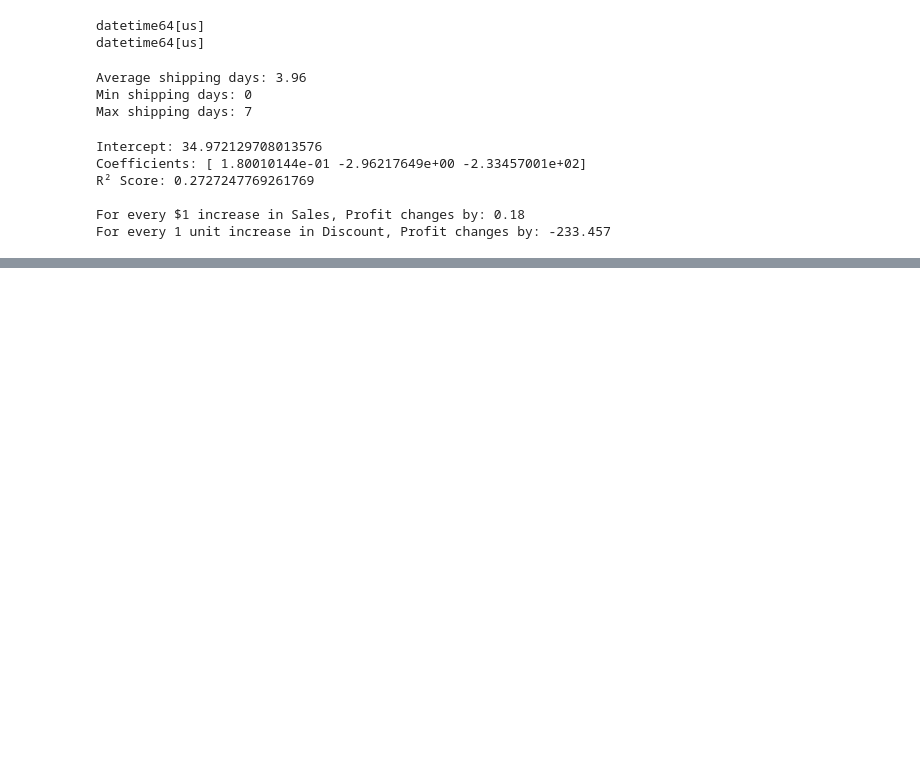
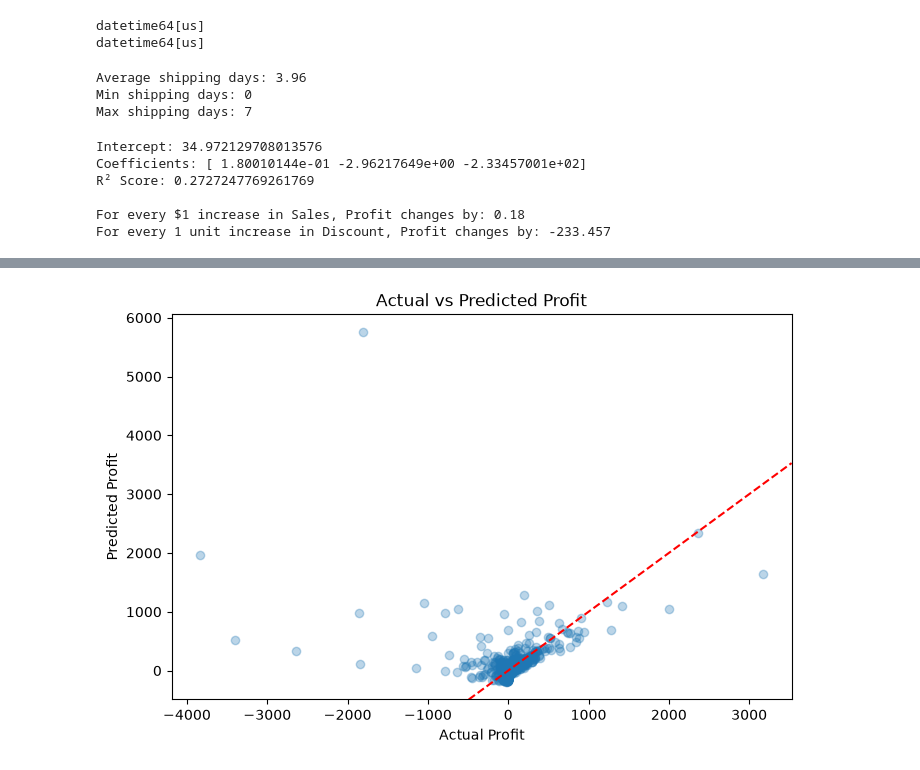
Before and after one commit to i252610-max/data-analyst-portfolio, a Jupyter notebook: project-4-python-eda/Day-15-practice.ipynb, the cells around one changed output, grey strips where cells are left out. Saved outputs shown, nothing was run; the diff lists cells and outputs as text; code cells hidden in the pictures; blank space fills up the shorter version.

```diff
--- a/project-4-python-eda/Day-15-practice.ipynb
+++ b/project-4-python-eda/Day-15-practice.ipynb
@@ -100,0 +106,14 @@ print("RMSE:", np.sqrt(mean_squared_error(y_test, predictions)))
+# %%
+# Visualize actual vs predicted
+plt.figure(figsize=(8,5))
+plt.scatter(y_test, predictions, alpha=0.3)
+plt.axline([0,0], slope=1, color='red', linestyle='--')
+plt.xlabel('Actual Profit')
+plt.ylabel('Predicted Profit')
+plt.title('Actual vs Predicted Profit')
+plt.savefig('actual_vs_predicted.png')
+plt.show()
+
+# This chart will show you visually how badly the model is failing
+# %% [output]
+[figure, added]
```
Also changed, not shown: parts of 3 cells of this notebook, 1 other file.
